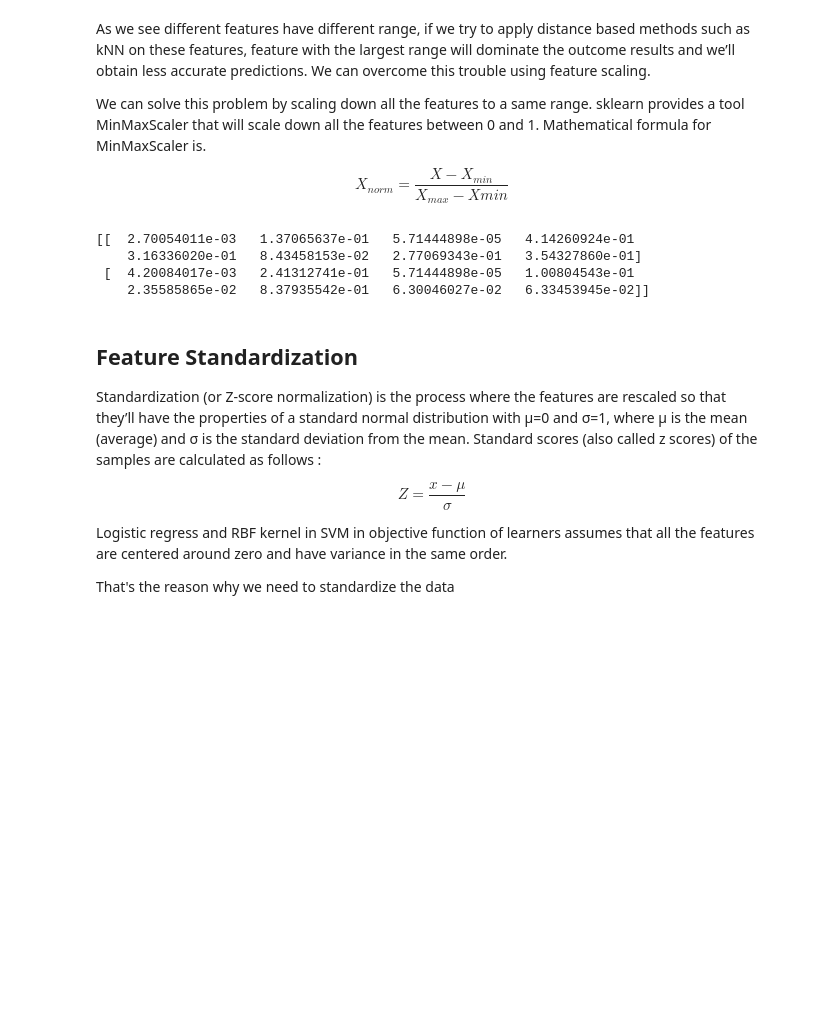
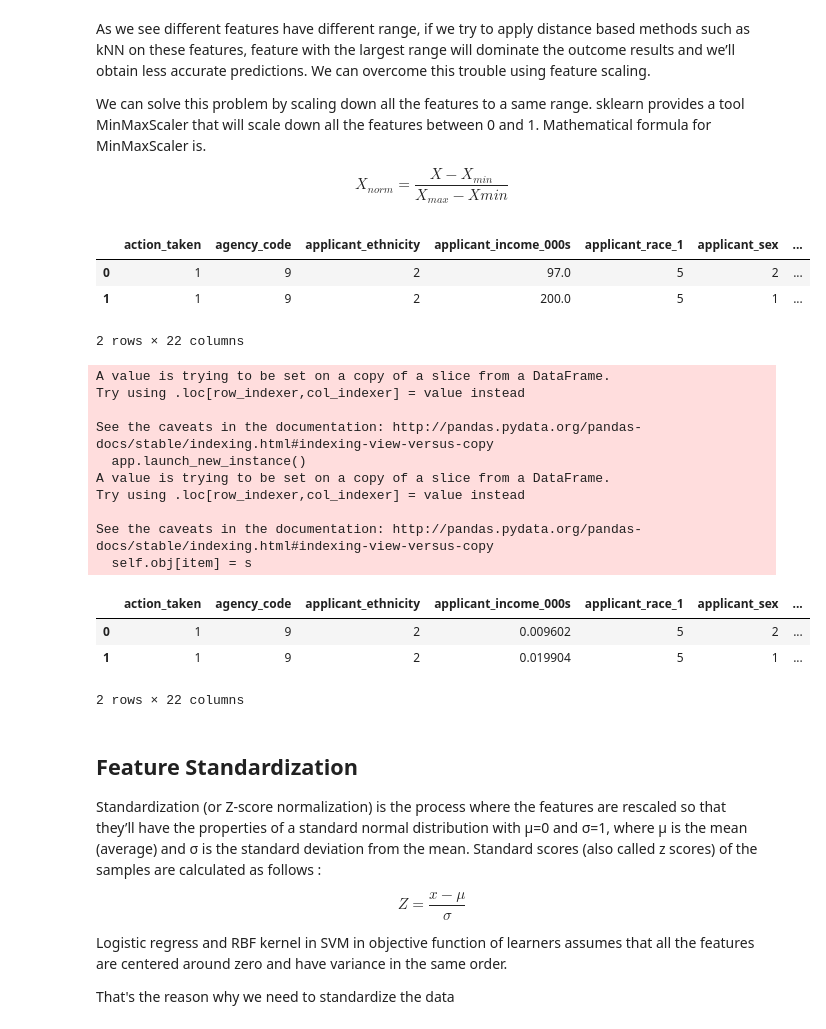
Before and after one commit to melindadevins/ai-loan-analysis, a Jupyter notebook: process_data.ipynb, the cells around one changed output. Cells and saved outputs as stored; diff of their text form; code cells hidden in the pictures; blank space fills up the shorter version.

```diff
--- a/process_data.ipynb
+++ b/process_data.ipynb
@@ -393,24 +429,49 @@ $$X_{norm}=\frac{X-X_{min}}{X_{max}-X{min}}$$
 # %%
 #Decide which columns are to be scaled
 scale_column = ['applicant_income_000s', 'hud_median_family_income', 'loan_amount_000s','number_of_1_to_4_family_units',
                 'number_of_owner_occupied_units','minority_population','population','tract_to_msamd_income']
 
 # Importing MinMaxScaler and initializing it
 from sklearn.preprocessing import MinMaxScaler
 min_max=MinMaxScaler()
 
 #Drop rows whose scale_column contain NaN value, because the NaN will mess up the scaling
-dr_dropped = df.dropna(axis=0, how='any', subset=scale_column)
+df_dropped = df.dropna(axis=0, how='any', subset=scale_column)
 
-np_minmax = min_max.fit_transform(dr_dropped[scale_column])
+display(df_dropped.loc[0:2, :])
+
+#df_dropped[scale_column] = df_dropped[scale_column].apply(lambda x: MinMaxScaler().fit_transform(x))
+
+df_dropped[scale_column] = MinMaxScaler().fit_transform(df_dropped[scale_column].as_matrix())
+#df_dropped[scale_column].apply(lambda x: MinMaxScaler().fit_transform(x))
+
+
+display(df_dropped.loc[0:2, :])
+
+
+#np_minmax = min_max.fit_transform(dr_dropped[scale_column])
 
 #Note np_minmax is the numpy np array after fit_transform
-print(np_minmax[3000:3002:1][0:8:1])
+#print(np_minmax[3000:3002:1][0:8:1])
 # %% [output]
+|  | action_taken | agency_code | applicant_ethnicity | applicant_income_000s | applicant_race_1 | applicant_sex | ... |
+| 0 | 1 | 9 | 2 | 97.0 | 5 | 2 | ... |
+| 1 | 1 | 9 | 2 | 200.0 | 5 | 1 | ... |
-[[  2.70054011e-03   1.37065637e-01   5.71444898e-05   4.14260924e-01
-    3.16336020e-01   8.43458153e-02   2.77069343e-01   3.54327860e-01]
- [  4.20084017e-03   2.41312741e-01   5.71444898e-05   1.00804543e-01
-    2.35585865e-02   8.37935542e-01   6.30046027e-02   6.33453945e-02]]
+2 rows × 22 columns
+A value is trying to be set on a copy of a slice from a DataFrame.
+Try using .loc[row_indexer,col_indexer] = value instead
+
+See the caveats in the documentation: http://pandas.pydata.org/pandas-docs/stable/indexing.html#indexing-view-versus-copy
+  app.launch_new_instance()
+A value is trying to be set on a copy of a slice from a DataFrame.
+Try using .loc[row_indexer,col_indexer] = value instead
+
+See the caveats in the documentation: http://pandas.pydata.org/pandas-docs/stable/indexing.html#indexing-view-versus-copy
+  self.obj[item] = s
+|  | action_taken | agency_code | applicant_ethnicity | applicant_income_000s | applicant_race_1 | applicant_sex | ... |
+| 0 | 1 | 9 | 2 | 0.009602 | 5 | 2 | ... |
+| 1 | 1 | 9 | 2 | 0.019904 | 5 | 1 | ... |
+2 rows × 22 columns
 # %% [markdown]
 ## Feature Standardization
 Standardization (or Z-score normalization) is the process where the features are rescaled so that they’ll have the properties of a standard normal distribution with μ=0 and σ=1, where μ is the mean (average) and σ is the standard deviation from the mean. Standard scores (also called z scores) of the samples are calculated as follows :
```
Also changed, not shown: parts of 5 cells of this notebook.
